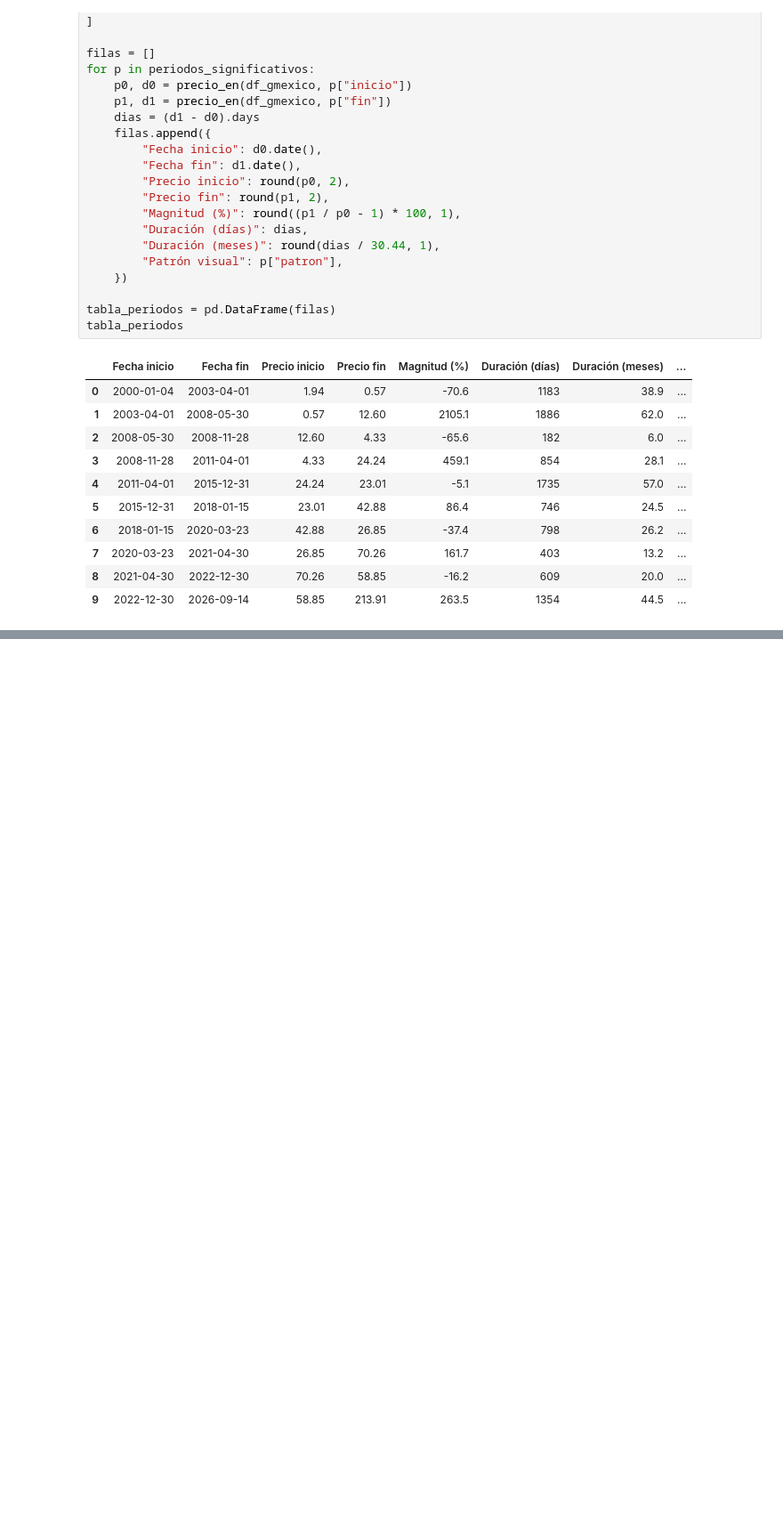
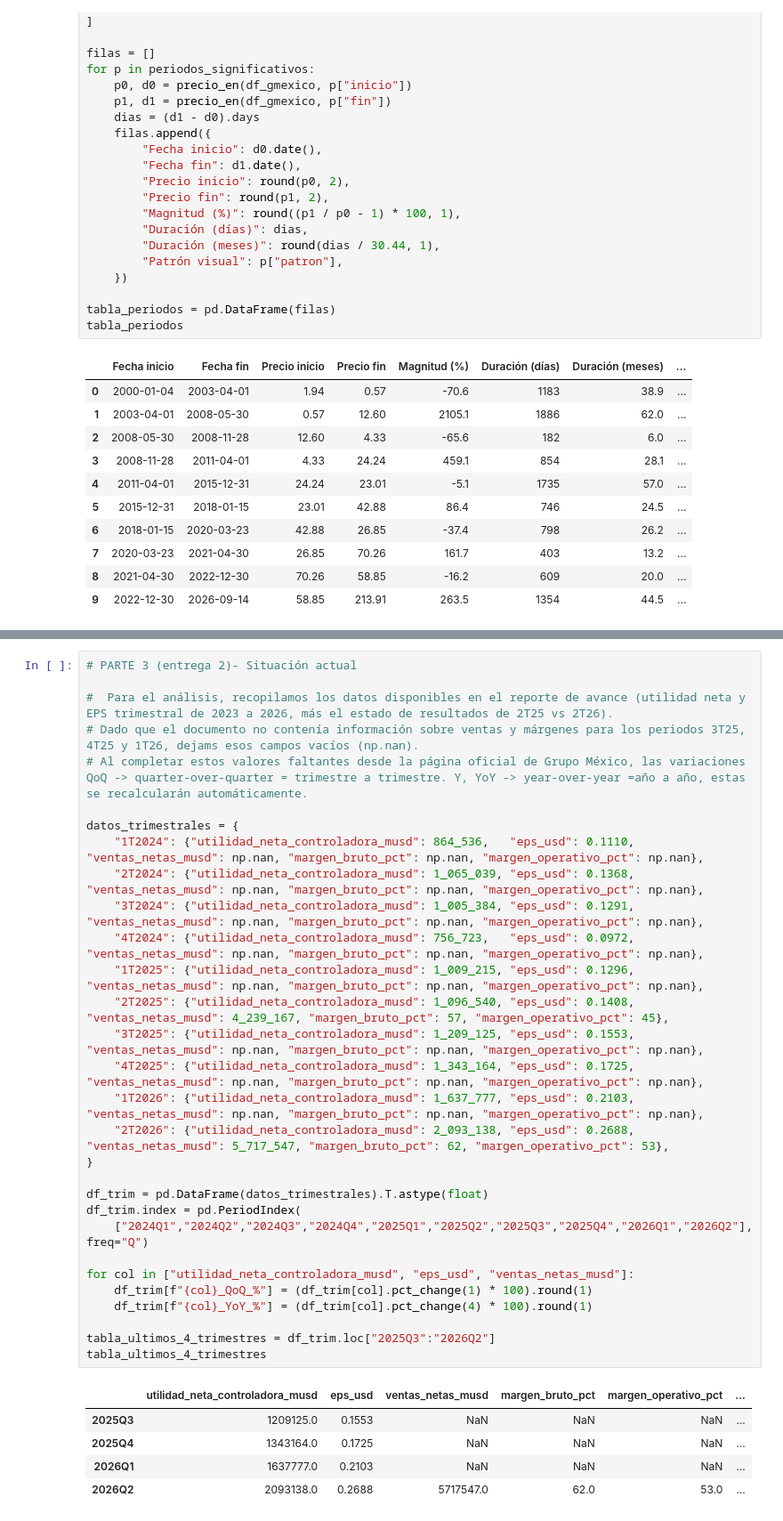
Before and after one commit to perezvic20067/analisis_del_riesgo_gmexico, a Jupyter notebook: entregables/entrega2_analisis.ipynb, the cells around one changed output, grey strips where cells are left out. Shown at 89% size. Saved outputs shown, nothing was run; the diff lists cells and outputs as text; blank space fills up the shorter version.

Commit message:
Actualización entrega 2

```diff
--- a/entregables/entrega2_analisis.ipynb
+++ b/entregables/entrega2_analisis.ipynb
@@ -246,0 +265,36 @@ R = -0.366  |  R² = 0.134  |  p-value = 0.072
+# %%
+# PARTE 3 (entrega 2)- Situación actual
+
+#  Para el análisis, recopilamos los datos disponibles en el reporte de avance (utilidad neta y EPS trimestral de 2023 a 2026, más el estado de resultados de 2T25 vs 2T26).
+# Dado que el documento no contenía información sobre ventas y márgenes para los periodos 3T25, 4T25 y 1T26, dejams esos campos vacíos (np.nan).
+# Al completar estos valores faltantes desde la página oficial de Grupo México, las variaciones QoQ -> quarter-over-quarter = trimestre a trimestre. Y, YoY -> year-over-year =año a año, estas se recalcularán automáticamente.
+
+datos_trimestrales = {
+    "1T2024": {"utilidad_neta_controladora_musd": 864_536,   "eps_usd": 0.1110, "ventas_netas_musd": np.nan, "margen_bruto_pct": np.nan, "margen_operativo_pct": np.nan},
+    "2T2024": {"utilidad_neta_controladora_musd": 1_065_039, "eps_usd": 0.1368, "ventas_netas_musd": np.nan, "margen_bruto_pct": np.nan, "margen_operativo_pct": np.nan},
+    "3T2024": {"utilidad_neta_controladora_musd": 1_005_384, "eps_usd": 0.1291, "ventas_netas_musd": np.nan, "margen_bruto_pct": np.nan, "margen_operativo_pct": np.nan},
+    "4T2024": {"utilidad_neta_controladora_musd": 756_723,   "eps_usd": 0.0972, "ventas_netas_musd": np.nan, "margen_bruto_pct": np.nan, "margen_operativo_pct": np.nan},
+    "1T2025": {"utilidad_neta_controladora_musd": 1_009_215, "eps_usd": 0.1296, "ventas_netas_musd": np.nan, "margen_bruto_pct": np.nan, "margen_operativo_pct": np.nan},
+    "2T2025": {"utilidad_neta_controladora_musd": 1_096_540, "eps_usd": 0.1408, "ventas_netas_musd": 4_239_167, "margen_bruto_pct": 57, "margen_operativo_pct": 45},
+    "3T2025": {"utilidad_neta_controladora_musd": 1_209_125, "eps_usd": 0.1553, "ventas_netas_musd": np.nan, "margen_bruto_pct": np.nan, "margen_operativo_pct": np.nan},
+    "4T2025": {"utilidad_neta_controladora_musd": 1_343_164, "eps_usd": 0.1725, "ventas_netas_musd": np.nan, "margen_bruto_pct": np.nan, "margen_operativo_pct": np.nan},
+    "1T2026": {"utilidad_neta_controladora_musd": 1_637_777, "eps_usd": 0.2103, "ventas_netas_musd": np.nan, "margen_bruto_pct": np.nan, "margen_operativo_pct": np.nan},
+    "2T2026": {"utilidad_neta_controladora_musd": 2_093_138, "eps_usd": 0.2688, "ventas_netas_musd": 5_717_547, "margen_bruto_pct": 62, "margen_operativo_pct": 53},
+}
+
+df_trim = pd.DataFrame(datos_trimestrales).T.astype(float)
+df_trim.index = pd.PeriodIndex(
+    ["2024Q1","2024Q2","2024Q3","2024Q4","2025Q1","2025Q2","2025Q3","2025Q4","2026Q1","2026Q2"], freq="Q")
+
+for col in ["utilidad_neta_controladora_musd", "eps_usd", "ventas_netas_musd"]:
+    df_trim[f"{col}_QoQ_%"] = (df_trim[col].pct_change(1) * 100).round(1)
+    df_trim[f"{col}_YoY_%"] = (df_trim[col].pct_change(4) * 100).round(1)
+
+tabla_ultimos_4_trimestres = df_trim.loc["2025Q3":"2026Q2"]
+tabla_ultimos_4_trimestres
+# %% [output]
+|  | utilidad_neta_controladora_musd | eps_usd | ventas_netas_musd | margen_bruto_pct | margen_operativo_pct | ... |
+| 2025Q3 | 1209125.0 | 0.1553 | NaN | NaN | NaN | ... |
+| 2025Q4 | 1343164.0 | 0.1725 | NaN | NaN | NaN | ... |
+| 2026Q1 | 1637777.0 | 0.2103 | NaN | NaN | NaN | ... |
+| 2026Q2 | 2093138.0 | 0.2688 | 5717547.0 | 62.0 | 53.0 | ... |
```
Also changed, not shown: parts of 6 cells of this notebook, 2 other files.
